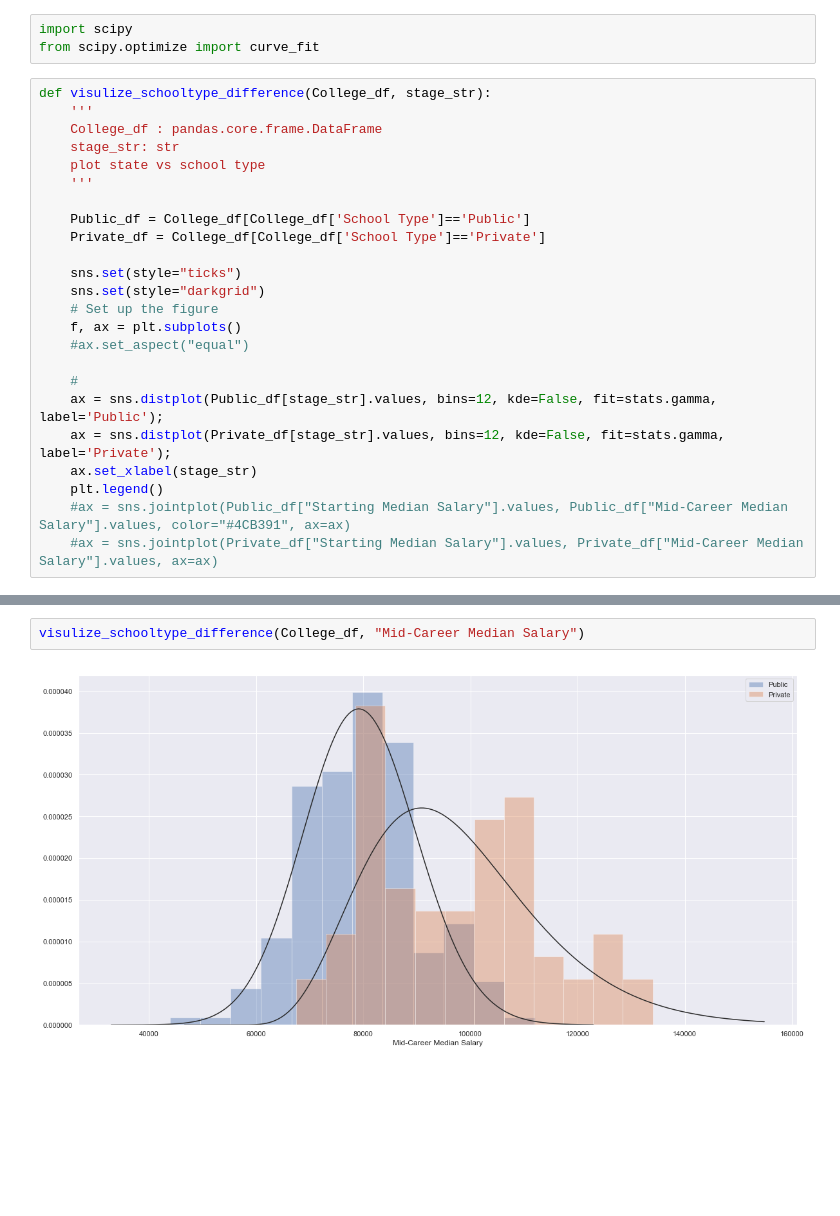
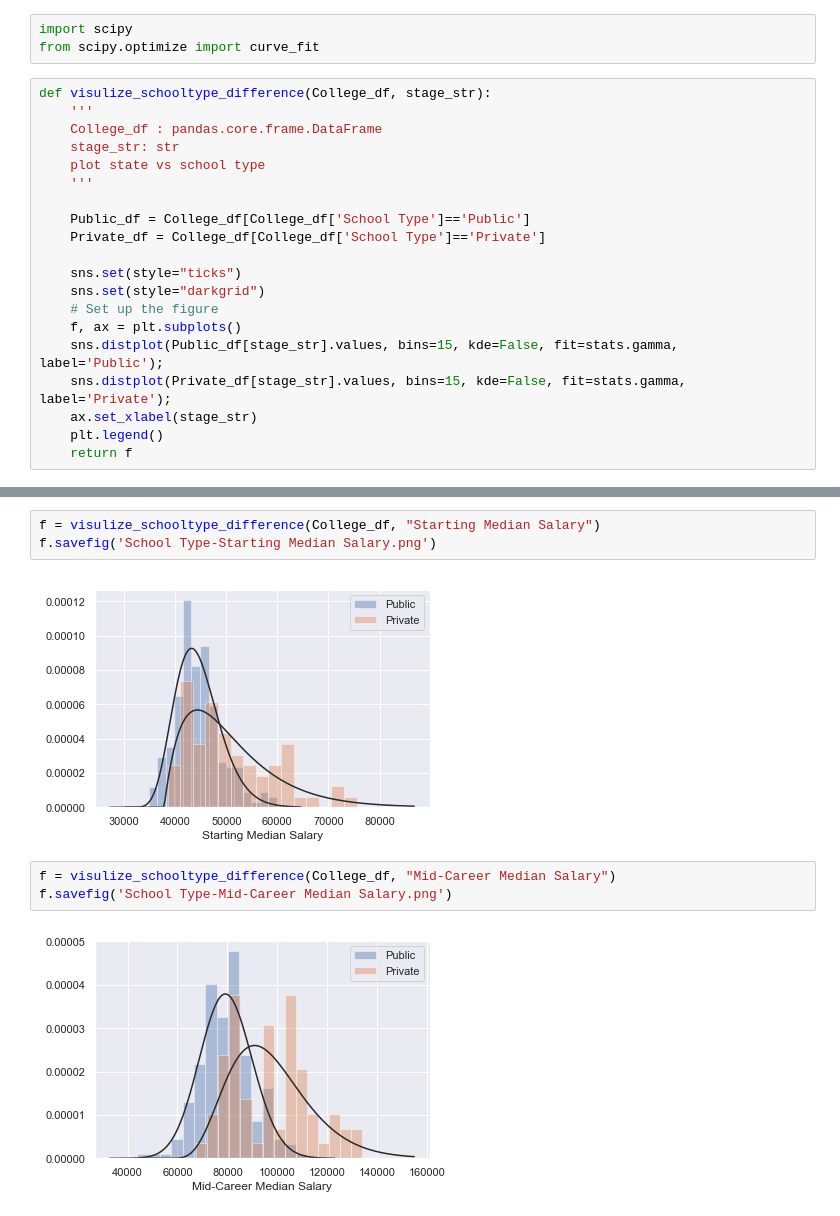
Before and after one commit to 21212131/ece143project, a Jupyter notebook: ece143_project_q2q3_current.ipynb, the cells around one changed output, grey strips where cells are left out. Cells and saved outputs as stored; diff of their text form; blank space fills up the shorter version.

```diff
--- a/ece143_project_q2q3_current.ipynb
+++ b/ece143_project_q2q3_current.ipynb
@@ -88,12 +88,8 @@ def visulize_schooltype_difference(College_df, stage_str):
     sns.set(style="darkgrid")
     # Set up the figure
     f, ax = plt.subplots()
-    #ax.set_aspect("equal")
-
-    #
-    ax = sns.distplot(Public_df[stage_str].values, bins=12, kde=False, fit=stats.gamma, label='Public');
-    ax = sns.distplot(Private_df[stage_str].values, bins=12, kde=False, fit=stats.gamma, label='Private');
+    sns.distplot(Public_df[stage_str].values, bins=15, kde=False, fit=stats.gamma, label='Public');
+    sns.distplot(Private_df[stage_str].values, bins=15, kde=False, fit=stats.gamma, label='Private');
     ax.set_xlabel(stage_str)
     plt.legend()
-    #ax = sns.jointplot(Public_df["Starting Median Salary"].values, Public_df["Mid-Career Median Salary"].values, color="#4CB391", ax=ax)
-    #ax = sns.jointplot(Private_df["Starting Median Salary"].values, Private_df["Mid-Career Median Salary"].values, ax=ax)
+    return f
@@ -104,4 +96,10 @@ visulize_schooltype_difference(College_df, "Starting Median Salary")
+# %%
+f = visulize_schooltype_difference(College_df, "Starting Median Salary")
+f.savefig('School Type-Starting Median Salary.png')
+# %% [output]
+[figure, added]
 # %%
-visulize_schooltype_difference(College_df, "Mid-Career Median Salary")
+f = visulize_schooltype_difference(College_df, "Mid-Career Median Salary")
+f.savefig('School Type-Mid-Career Median Salary.png')
 # %% [output]
-[figure, old version]
+[figure, new version]
```
Also changed, not shown: parts of 12 cells of this notebook.
